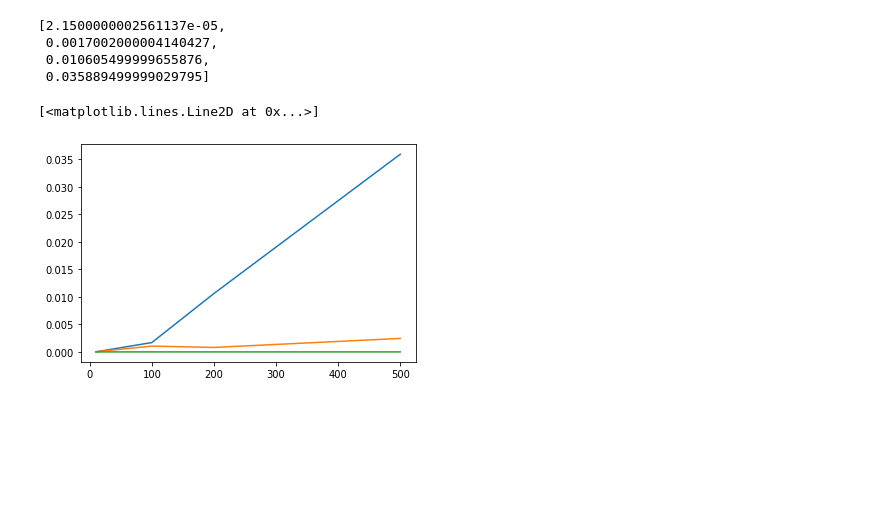
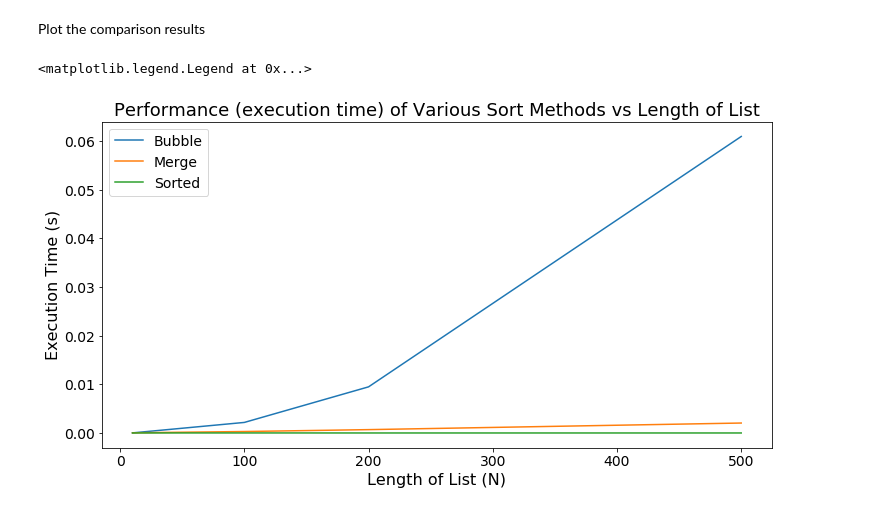
Before and after one commit to pspatel2/MSiA422_Assignments, a Jupyter notebook: HW2/MSiA 422 Homework 2 Working.ipynb, the cells around one changed output. Cells and saved outputs as stored; diff of their text form; code cells hidden in the pictures; blank space fills up the shorter version.

```diff
--- a/HW2/MSiA 422 Homework 2 Working.ipynb
+++ b/HW2/MSiA 422 Homework 2 Working.ipynb
@@ -100,9 +151,2 @@ def compare_times():
 # %%
 times_bubble, times_merge, times_sorted = compare_times()
-# %%
-times_bubble
-# %% [output]
-[2.1500000002561137e-05,
- 0.0017002000004140427,
- 0.010605499999655876,
- 0.035889499999029795]
@@ -111,8 +153,17 @@ import matplotlib.pyplot as plt
-# %%
-N_vals = [10,100,200,500]
-plt.plot(N_vals,times_bubble)
-plt.plot(N_vals,times_merge)
-plt.plot(N_vals,times_sorted)
-# %% [output]
-[<matplotlib.lines.Line2D at 0x...>]
-[figure, removed]
+# %% [markdown]
+Plot the comparison results
+# %%
+N_vals = [10,100,200,500]
+plt.figure(figsize = (12,6))
+plt.plot(N_vals,times_bubble,label = 'Bubble')
+plt.plot(N_vals,times_merge, label = 'Merge')
+plt.plot(N_vals,times_sorted, label = 'Sorted')
+plt.xlabel('Length of List (N)',fontsize=16)
+plt.ylabel('Execution Time (s)',fontsize=16)
+plt.title('Performance (execution time) of Various Sort Methods vs Length of List',fontsize=18)
+plt.xticks(fontsize=14)
+plt.yticks(fontsize=14)
+plt.legend(fontsize = 14)
+# %% [output]
+<matplotlib.legend.Legend at 0x...>
+[figure, added]
```
Also changed, not shown: parts of 35 cells of this notebook.
